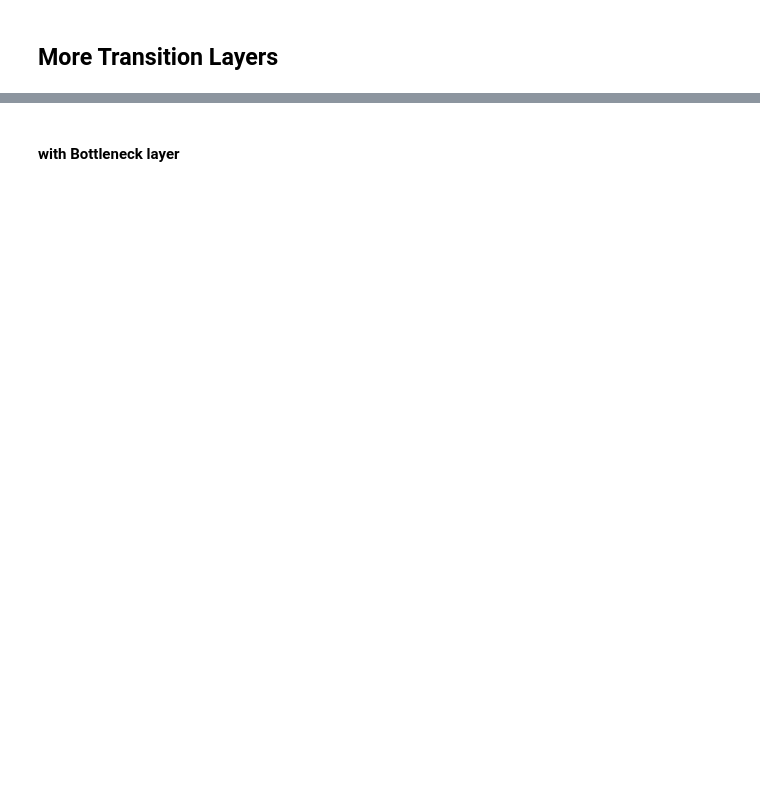
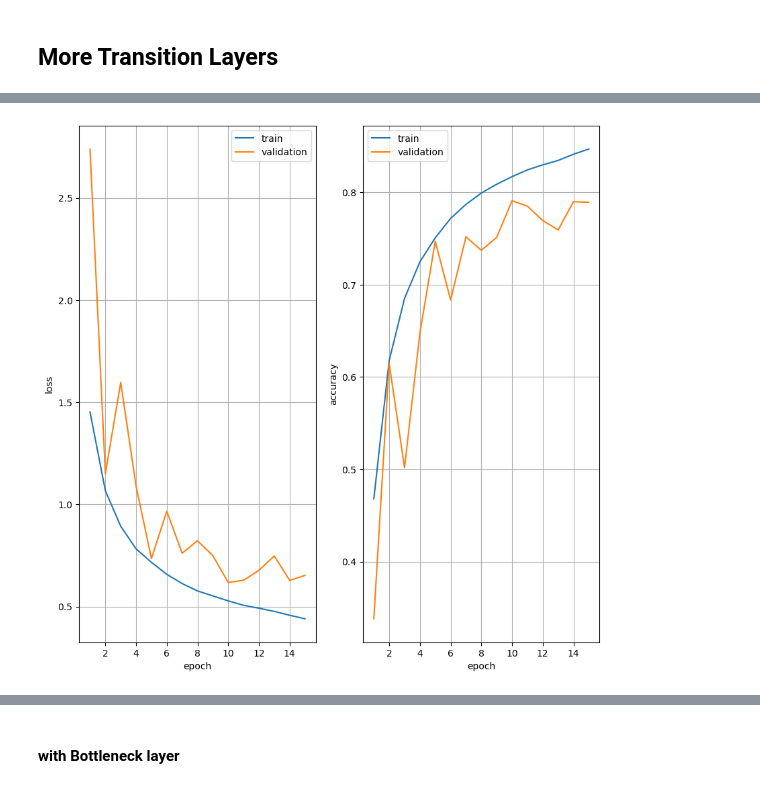
Before and after one commit to ieadoboe/effective-waffle, a Jupyter notebook: 20_cifar10_densenets.ipynb, the cells around one changed output, grey strips where cells are left out. Cells and saved outputs as stored; diff of their text form; code cells hidden in the pictures; blank space fills up the shorter version.

```diff
--- a/20_cifar10_densenets.ipynb
+++ b/20_cifar10_densenets.ipynb
@@ -367,0 +354,36 @@ test_loss, test_acc = model.evaluate(test_images, test_labels)
+# %%
+GROWTH_RATE = 12
+REDUCTION = 0.5
+
+data_augmentation = tf.keras.Sequential([
+        tf.keras.layers.RandomFlip("horizontal"),
+        tf.keras.layers.RandomTranslation(height_factor=0.1, width_factor=0.1),
+    ])
+
+# Define model architecture
+in_layer = tf.keras.layers.Input(shape=(32, 32, 3))  # input layer
+x = tf.keras.layers.Rescaling(1./255)(in_layer) # normalization layer
+
+x = data_augmentation(x) # data augmentation
+
+b = tf.keras.layers.Conv2D(64, kernel_size=(3, 3), padding="same")(x)
+
+b = DenseBlock(4, GROWTH_RATE)(b)
+b = TransitionLayer(reduction=REDUCTION)(b)
+
+b = DenseBlock(4, GROWTH_RATE)(b)
+b = TransitionLayer(reduction=REDUCTION)(b)
+
+b = DenseBlock(8, GROWTH_RATE)(b)
+b = TransitionLayer(reduction=REDUCTION)(b)
+
+b = tf.keras.layers.GlobalAveragePooling2D()(b)  # Global Average Pooling
+out_layer = tf.keras.layers.Dense(10, activation="softmax")(b)
+
+# Build model
+model = tf.keras.Model(inputs=in_layer, outputs=out_layer)
+
+model.summary()
+
+# Compile model
+model.compile(loss="sparse_categorical_crossentropy", optimizer='adam', metrics=['acc'])
@@ -367,0 +412,4 @@ test_loss, test_acc = model.evaluate(test_images, test_labels)
+# %%
+# Train model
+history = model.fit(train_images, train_labels, epochs=50, batch_size=64, validation_split=0.1,
+                   callbacks=tf.keras.callbacks.EarlyStopping(patience=5))
@@ -367,0 +434,4 @@ test_loss, test_acc = model.evaluate(test_images, test_labels)
+# %%
+plot_history(history)
+# %% [output]
+[figure, added]
```
Also changed, not shown: parts of 28 cells of this notebook.
